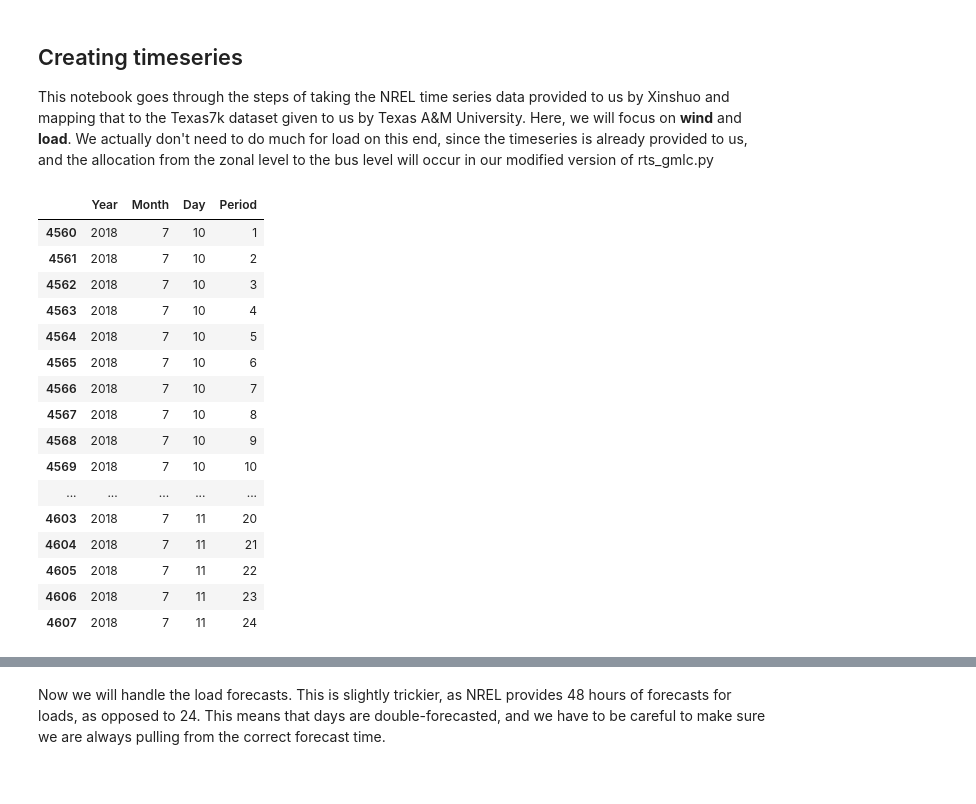
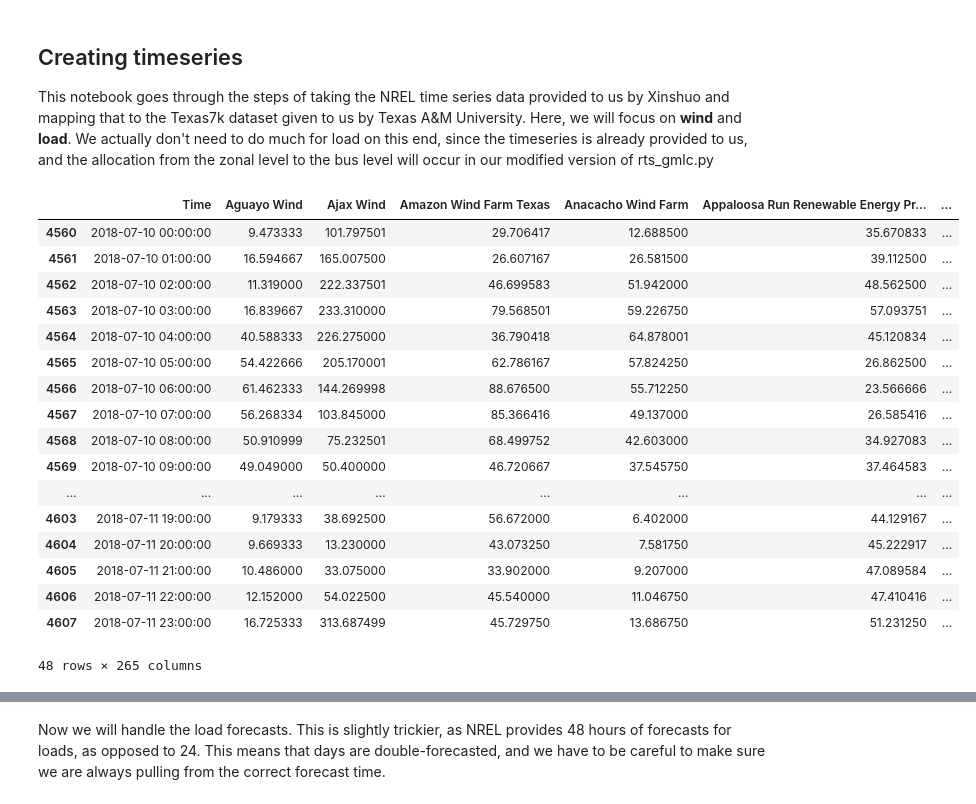
Before and after one commit to EthanReese/texas_7k_data, a Jupyter notebook: Creating timeseries.ipynb, the cells around one changed output, grey strips where cells are left out. Cells and saved outputs as stored; diff of their text form; code cells hidden in the pictures.

```diff
--- a/Creating timeseries.ipynb
+++ b/Creating timeseries.ipynb
@@ -15,43 +15,46 @@ wind_mappings = pd.read_csv("./NREL Stuff/Texas7k_NREL_wind_map.csv")
 # %%
 # start with wind forecast for now.... can turn this into a function that applies to all the asset types later
 wind_forecast_df = pd.read_csv("./NREL Stuff/wind_day_ahead_forecast_site_2018.csv")
+wind_actual_df = pd.read_csv("./NREL Stuff/wind_actual_1h_site_2018.csv")
+
 wind_forecasting_horizon = 24
 # we will get some days around the day that we are interested in to populate for this test run
 days_before = 0
 days_after = 1
 day_of_interest = 191 # july 10
 wind_forecast_subset = wind_forecast_df.iloc[np.maximum(0,(day_of_interest-days_before - 1))*wind_forecasting_horizon:np.minimum(365,(day_of_interest+days_after))*wind_forecasting_horizon,:]
+wind_actual_subset = wind_actual_df.iloc[np.maximum(0,(day_of_interest-days_before-1))*wind_forecasting_horizon:np.minimum(365,(day_of_interest+days_after))*wind_forecasting_horizon,:]
 # getting the year, month, day, and hour in order to mimic the RTS formatting
 temp = wind_forecast_subset.loc[:,'Forecast_time']
 dates = pd.to_datetime(temp).dt.tz_localize("UTC") - datetime.timedelta(hours=6) #pull 6 hours for date consistency reasons
 # wind_forecast_subset.loc[:,'Forecast_time'] = pd.to_datetime(temp.loc[:,:]).
 
 year = dates.dt.year
 month = dates.dt.month
 day = dates.dt.day
 hours = np.tile(np.arange(1, wind_forecasting_horizon+1), days_after-days_before+1)
 wnd_output_df_DA = pd.DataFrame({'Year': year, 'Month':month, 'Day':day, 'Period':hours})
 # this has the first 4 columns set up - what remains is to populate with the appropriate time series which correspond
 # to the correct assets
-wnd_output_df_DA
 # %% [output]
-|  | Year | Month | Day | Period |
-| 4560 | 2018 | 7 | 10 | 1 |
-| 4561 | 2018 | 7 | 10 | 2 |
-| 4562 | 2018 | 7 | 10 | 3 |
-| 4563 | 2018 | 7 | 10 | 4 |
-| 4564 | 2018 | 7 | 10 | 5 |
-| 4565 | 2018 | 7 | 10 | 6 |
-| 4566 | 2018 | 7 | 10 | 7 |
-| 4567 | 2018 | 7 | 10 | 8 |
-| 4568 | 2018 | 7 | 10 | 9 |
-| 4569 | 2018 | 7 | 10 | 10 |
-| ... | ... | ... | ... | ... |
-| 4603 | 2018 | 7 | 11 | 20 |
-| 4604 | 2018 | 7 | 11 | 21 |
-| 4605 | 2018 | 7 | 11 | 22 |
-| 4606 | 2018 | 7 | 11 | 23 |
-| 4607 | 2018 | 7 | 11 | 24 |
+|  | Time | Aguayo Wind | Ajax Wind | Amazon Wind Farm Texas | Anacacho Wind Farm | Appaloosa Run Renewable Energy Pr... | ... |
+| 4560 | 2018-07-10 00:00:00 | 9.473333 | 101.797501 | 29.706417 | 12.688500 | 35.670833 | ... |
+| 4561 | 2018-07-10 01:00:00 | 16.594667 | 165.007500 | 26.607167 | 26.581500 | 39.112500 | ... |
+| 4562 | 2018-07-10 02:00:00 | 11.319000 | 222.337501 | 46.699583 | 51.942000 | 48.562500 | ... |
+| 4563 | 2018-07-10 03:00:00 | 16.839667 | 233.310000 | 79.568501 | 59.226750 | 57.093751 | ... |
+| 4564 | 2018-07-10 04:00:00 | 40.588333 | 226.275000 | 36.790418 | 64.878001 | 45.120834 | ... |
+| 4565 | 2018-07-10 05:00:00 | 54.422666 | 205.170001 | 62.786167 | 57.824250 | 26.862500 | ... |
+| 4566 | 2018-07-10 06:00:00 | 61.462333 | 144.269998 | 88.676500 | 55.712250 | 23.566666 | ... |
+| 4567 | 2018-07-10 07:00:00 | 56.268334 | 103.845000 | 85.366416 | 49.137000 | 26.585416 | ... |
+| 4568 | 2018-07-10 08:00:00 | 50.910999 | 75.232501 | 68.499752 | 42.603000 | 34.927083 | ... |
+| 4569 | 2018-07-10 09:00:00 | 49.049000 | 50.400000 | 46.720667 | 37.545750 | 37.464583 | ... |
+| ... | ... | ... | ... | ... | ... | ... | ... |
+| 4603 | 2018-07-11 19:00:00 | 9.179333 | 38.692500 | 56.672000 | 6.402000 | 44.129167 | ... |
+| 4604 | 2018-07-11 20:00:00 | 9.669333 | 13.230000 | 43.073250 | 7.581750 | 45.222917 | ... |
+| 4605 | 2018-07-11 21:00:00 | 10.486000 | 33.075000 | 33.902000 | 9.207000 | 47.089584 | ... |
+| 4606 | 2018-07-11 22:00:00 | 12.152000 | 54.022500 | 45.540000 | 11.046750 | 47.410416 | ... |
+| 4607 | 2018-07-11 23:00:00 | 16.725333 | 313.687499 | 45.729750 | 13.686750 | 51.231250 | ... |
+48 rows × 265 columns
 # %%
 # need to generate the forecasts for the appropriate wind assets
 wnd_nm = 'WND (Wind)'
```
Also changed, not shown: parts of 8 cells of this notebook, 14 other files.
